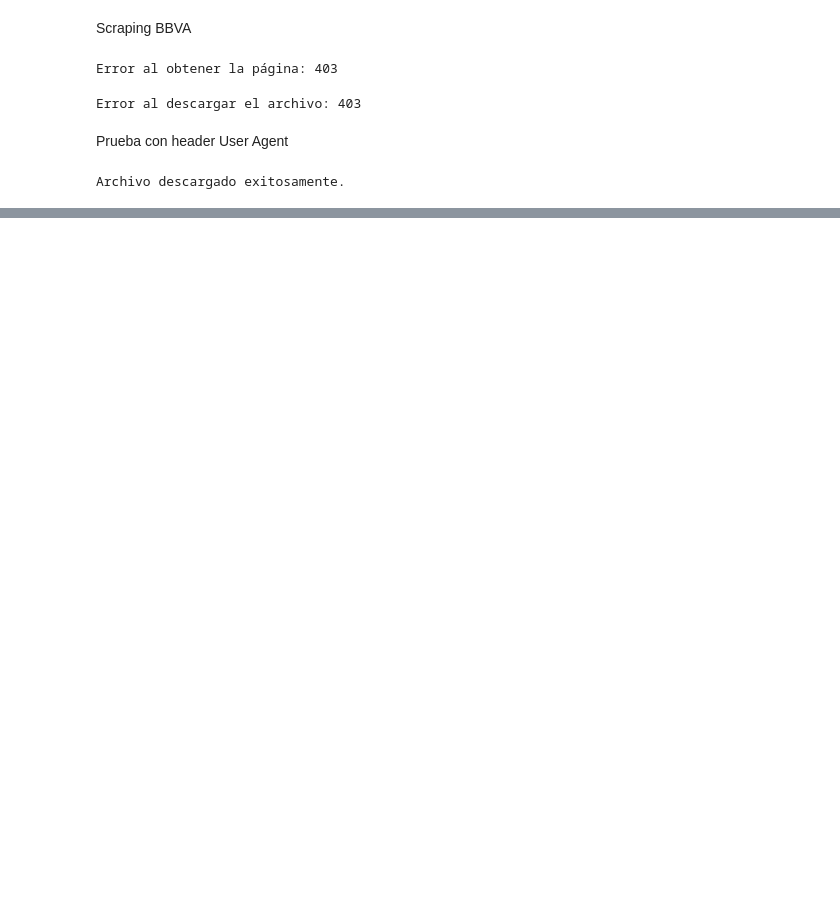
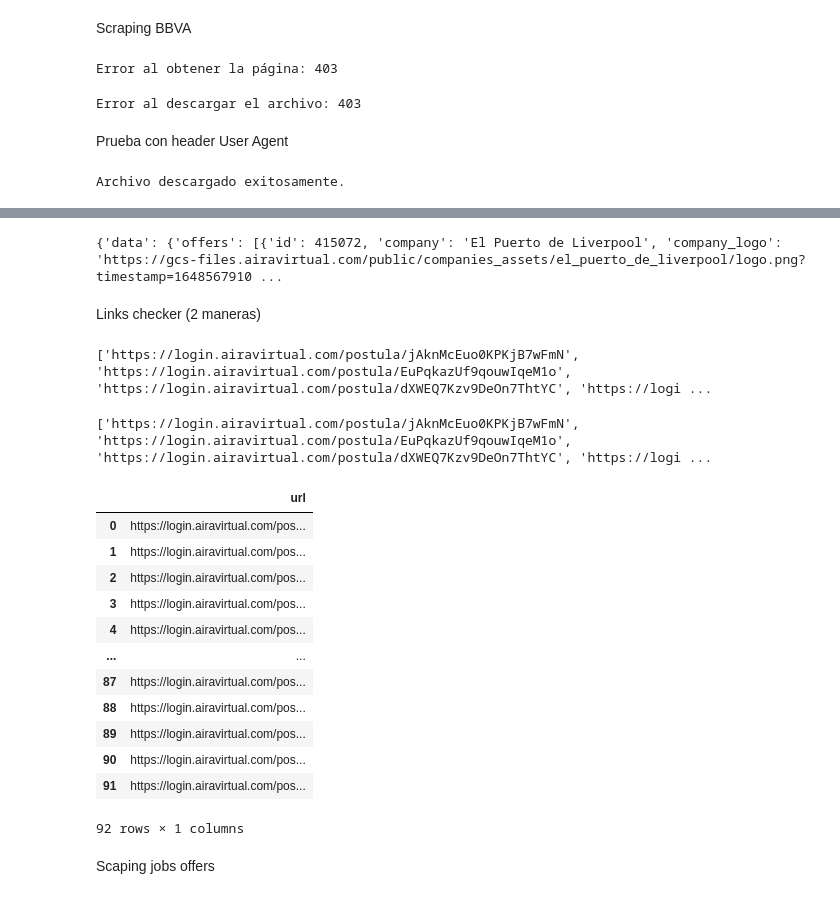
Before and after one commit to JimeFioni/Practica-Data-Engineer, a Jupyter notebook: 01 - MODELO REFERENCIA/Scraping Google/Scraping_Liverpool.ipynb, the cells around one changed output, grey strips where cells are left out. Cells and saved outputs as stored; diff of their text form; code cells hidden in the pictures; blank space fills up the shorter version.

Commit message:
links checker

```diff
--- a/01 - MODELO REFERENCIA/Scraping Google/Scraping_Liverpool.ipynb
+++ b/01 - MODELO REFERENCIA/Scraping Google/Scraping_Liverpool.ipynb
@@ -100,0 +132,67 @@ Archivo descargado exitosamente.
+# %%
+import json
+
+# Leer el archivo JSON descargado
+with open("aira_el_puerto_de_liverpool.json", "r") as file:
+    data = json.load(file)
+
+# Mostrar el contenido del archivo JSON como un diccionario
+print(data)
+# %% [output]
+{'data': {'offers': [{'id': 415072, 'company': 'El Puerto de Liverpool', 'company_logo': 'https://gcs-files.airavirtual.com/public/companies_assets/el_puerto_de_liverpool/logo.png?timestamp=1648567910 ...
+# %% [markdown]
+Links checker (2 maneras)
+# %%
+url = "https://gcs-storage.airavirtual.com/public/feeds/aira_el_puerto_de_liverpool.json?expires=1720735060&signature=88d25a8443deb4abe26b820edd309977"
+
+# Definir el encabezado personalizado
+header = {'User-Agent': 'Mozilla/5.0 (Windows NT 10.0; Win64; x64) AppleWebKit/537.36 (KHTML, like Gecko) Chrome/98.0.4758.102 Safari/537.36'}
+
+response = requests.get(url, headers=header)
+json_data = response.json()
+
+offers_list = json_data['data']['offers']
+
+vacancy_links = [offer['link'] for offer in offers_list]
+
+print(vacancy_links)
+# %% [output]
+['https://login.airavirtual.com/postula/jAknMcEuo0KPKjB7wFmN', 'https://login.airavirtual.com/postula/EuPqkazUf9qouwIqeM1o', 'https://login.airavirtual.com/postula/dXWEQ7Kzv9DeOn7ThtYC', 'https://logi ...
+# %%
+url = "https://gcs-storage.airavirtual.com/public/feeds/aira_el_puerto_de_liverpool.json?expires=1720735060&signature=88d25a8443deb4abe26b820edd309977"
+
+# Definir el encabezado personalizado
+header = {'User-Agent': 'Mozilla/5.0 (Windows NT 10.0; Win64; x64) AppleWebKit/537.36 (KHTML, like Gecko) Chrome/98.0.4758.102 Safari/537.36'}
+
+response = requests.get(url, headers=header)
+json_data = response.json()
+
+offers_list = json_data['data']['offers']
+
+vacancy_links = []
+for offer in offers_list:
+        vacancy_links.append(offer['link'])
+
+df_url=pd.DataFrame({"url":vacancy_links})
+
+print(vacancy_links)
+# %% [output]
+['https://login.airavirtual.com/postula/jAknMcEuo0KPKjB7wFmN', 'https://login.airavirtual.com/postula/EuPqkazUf9qouwIqeM1o', 'https://login.airavirtual.com/postula/dXWEQ7Kzv9DeOn7ThtYC', 'https://logi ...
+# %%
+df_url
+# %% [output]
+|  | url |
+| 0 | https://login.airavirtual.com/pos... |
+| 1 | https://login.airavirtual.com/pos... |
+| 2 | https://login.airavirtual.com/pos... |
+| 3 | https://login.airavirtual.com/pos... |
+| 4 | https://login.airavirtual.com/pos... |
+| ... | ... |
+| 87 | https://login.airavirtual.com/pos... |
+| 88 | https://login.airavirtual.com/pos... |
+| 89 | https://login.airavirtual.com/pos... |
+| 90 | https://login.airavirtual.com/pos... |
+| 91 | https://login.airavirtual.com/pos... |
+92 rows × 1 columns
+# %% [markdown]
+Scaping jobs offers
```
Also changed, not shown: parts of 3 cells of this notebook.
